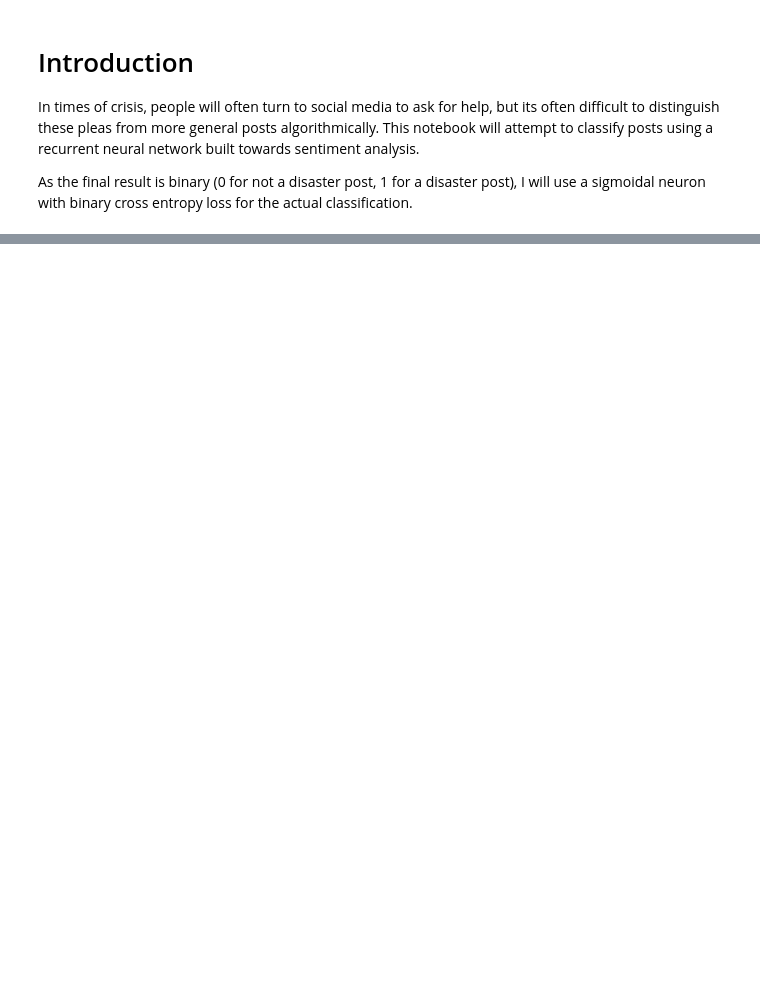
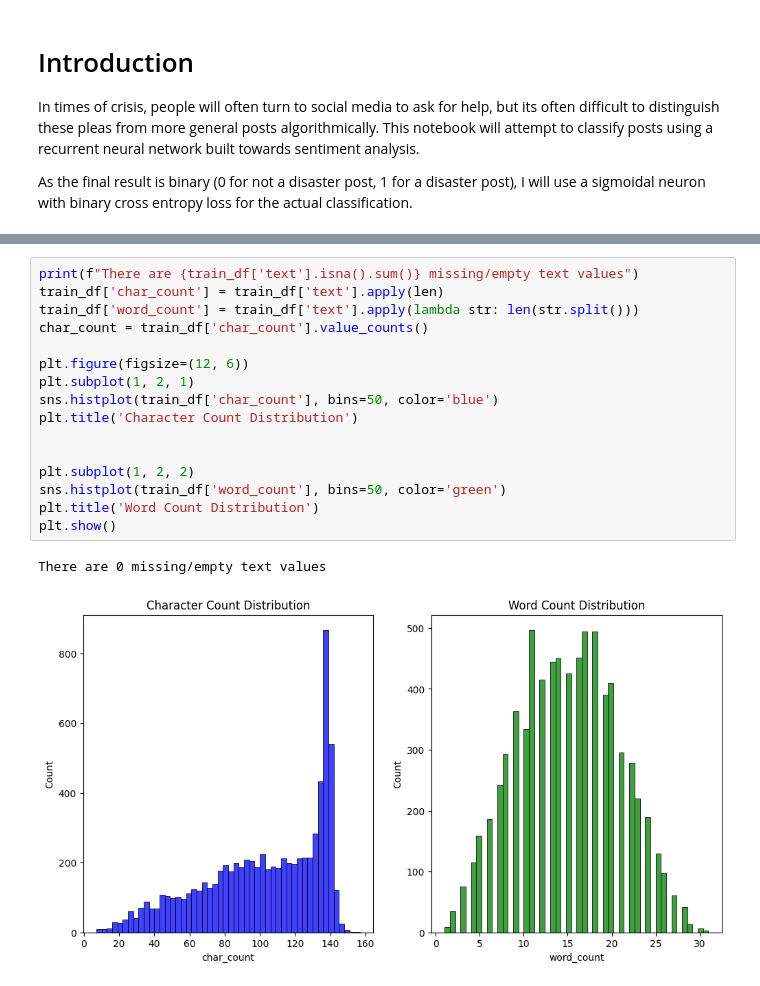
Before and after one commit to gbangban/text-nlp, a Jupyter notebook: notebook.ipynb, the cells around one changed output, grey strips where cells are left out. Cells and saved outputs as stored; diff of their text form; blank space fills up the shorter version.

```diff
--- a/notebook.ipynb
+++ b/notebook.ipynb
@@ -49,0 +101,19 @@ train_df.head()
+# %%
+print(f"There are {train_df['text'].isna().sum()} missing/empty text values")
+train_df['char_count'] = train_df['text'].apply(len)
+train_df['word_count'] = train_df['text'].apply(lambda str: len(str.split()))
+char_count = train_df['char_count'].value_counts()
+
+plt.figure(figsize=(12, 6))
+plt.subplot(1, 2, 1)
+sns.histplot(train_df['char_count'], bins=50, color='blue')
+plt.title('Character Count Distribution')
+
+
+plt.subplot(1, 2, 2)
+sns.histplot(train_df['word_count'], bins=50, color='green')
+plt.title('Word Count Distribution')
+plt.show()
+# %% [output]
+There are 0 missing/empty text values
+[figure, added]
```
Also changed, not shown: parts of 15 cells of this notebook.
